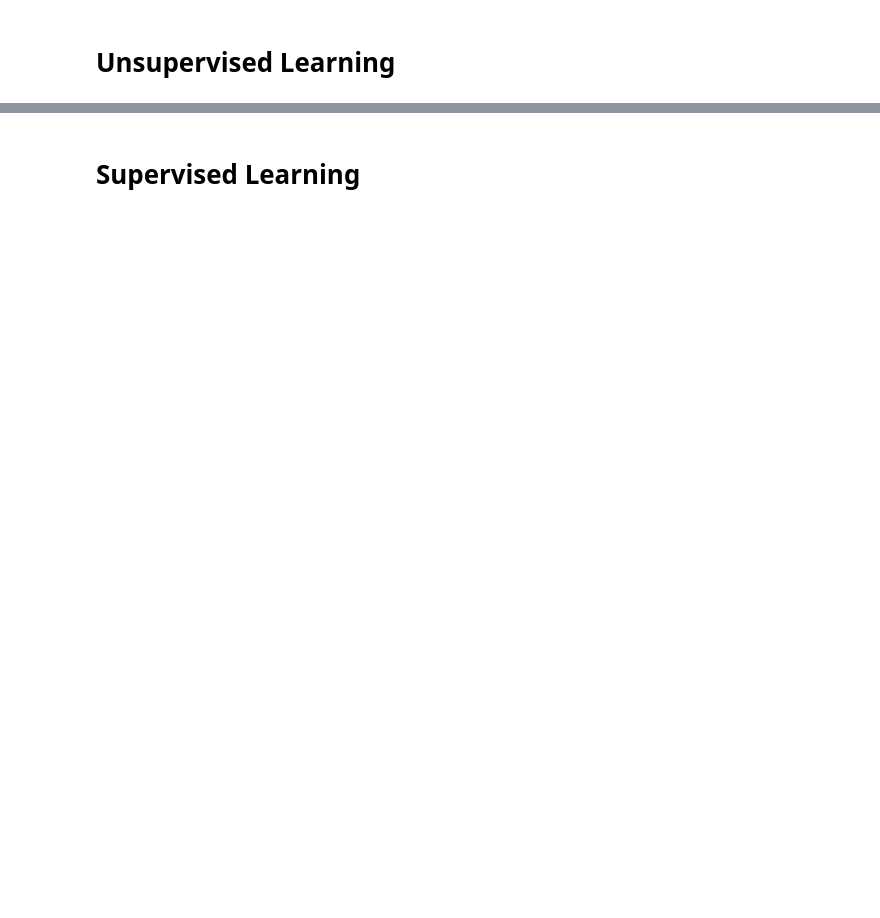
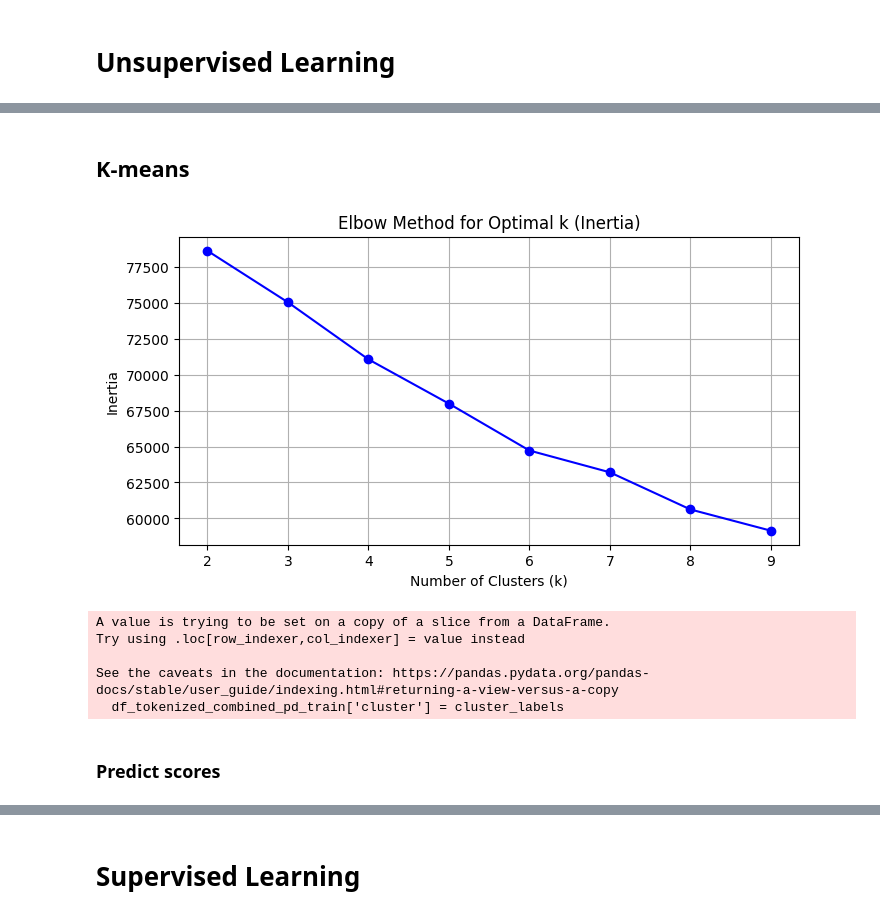
Before and after one commit to MichielVanNieuwenhove/Thesis_MaStat, a Jupyter notebook: Py_Notebooks/KeyPoint_Classification.ipynb, the cells around one changed output, grey strips where cells are left out. Drawn from its saved outputs; the diff is of its cells as text; code cells hidden in the pictures; blank space fills up the shorter version.

```diff
--- a/Py_Notebooks/KeyPoint_Classification.ipynb
+++ b/Py_Notebooks/KeyPoint_Classification.ipynb
@@ -178,0 +182,2 @@ print(df_tokenized_unlabeled_pd.head())
+# %%
+df_tokenized_combined_pd = pd.concat([df_tokenized_labeled_pd, df_tokenized_unlabeled_pd], ignore_index=True)
@@ -180,0 +256,6 @@ print(df_tokenized_unlabeled_pd.head())
+# %%
+# Scale down with PCA
+scaler = StandardScaler()
+X_scaled = scaler.fit_transform(X)
+pca = PCA(n_components=60)
+X_pca = pca.fit_transform(X_scaled)
@@ -180,0 +276,37 @@ print(df_tokenized_unlabeled_pd.head())
+# %% [markdown]
+## K-means
+# %%
+inertia_values = []
+k_range = range(2, 10)
+
+# Iterate through the range of k values to compute inertia
+for k in k_range:
+    kmeans = KMeans(n_clusters=k, random_state=SEED)
+    kmeans.fit(X_pca)
+    inertia_values.append(kmeans.inertia_)
+
+# Plot the inertia values vs number of clusters
+plt.figure(figsize=(8, 4))
+plt.plot(k_range, inertia_values, marker='o', color='b')
+plt.xticks(k_range)
+plt.xlabel("Number of Clusters (k)")
+plt.ylabel("Inertia")
+plt.title("Elbow Method for Optimal k (Inertia)")
+plt.grid(True)
+plt.show()
+# %% [output]
+[figure, added]
+# %%
+n_clusters = 2
+kmeans = KMeans(n_clusters=n_clusters, random_state=SEED)
+cluster_labels = kmeans.fit_predict(X_pca)
+
+df_tokenized_combined_pd_train['cluster'] = cluster_labels
+# %% [output]
+A value is trying to be set on a copy of a slice from a DataFrame.
+Try using .loc[row_indexer,col_indexer] = value instead
+
+See the caveats in the documentation: https://pandas.pydata.org/pandas-docs/stable/user_guide/indexing.html#returning-a-view-versus-a-copy
+  df_tokenized_combined_pd_train['cluster'] = cluster_labels
+# %% [markdown]
+### Predict scores
```
Also changed, not shown: parts of 52 cells of this notebook, 30 other files.
